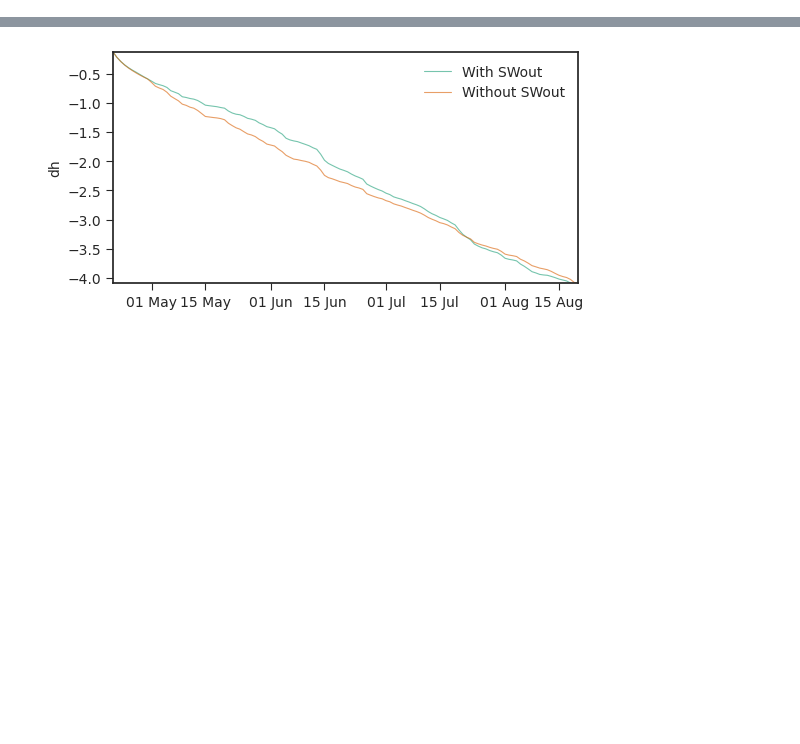
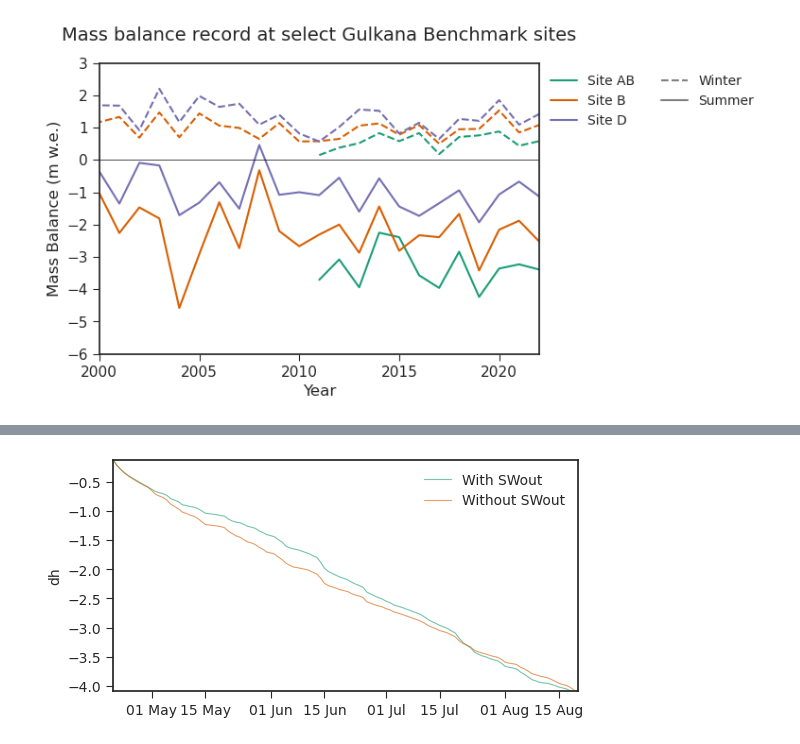
Before and after one commit to clairevwilson/PyGEM-EB, a Jupyter notebook: calibration_plotting.ipynb, the cells around one changed output, grey strips where cells are left out. Saved outputs shown, nothing was run; the diff lists cells and outputs as text; code cells hidden in the pictures; blank space fills up the shorter version.

```diff
--- a/calibration_plotting.ipynb
+++ b/calibration_plotting.ipynb
@@ -9,5 +9,29 @@ import itertools
 from pygem_eb.processing.plotting_fxns import *
 from objectives import *
 data_fp = '/home/claire/research/MB_data/Gulkana/Input_Gulkana_Glaciological_Data.csv'
+# %%
+df = pd.read_csv(data_fp)
+df['bs'] = df['ba'] - df['bw']
+colors = mpl.cm.Dark2
+plt.figure(figsize=(6,4))
+for i,site in enumerate(['AB','B','D']):
+    c = colors(i)
+    site_df = df[df['site_name'] == site]
+    plt.plot(site_df['Year'],site_df['bw'],linestyle='--',color=c)
+    plt.plot(site_df['Year'],site_df['bs'],color=c,label=f'Site {site}')
+plt.plot(np.nan,np.nan,linestyle='--',color='gray',label='Winter')
+plt.plot(np.nan,np.nan,color='gray',label='Summer')
+plt.axhline(0,color='black',linewidth=0.5)
+plt.legend(ncols=2,bbox_to_anchor=(1,1))
+plt.xlim(2000,2022)
+plt.ylim(-6,3)
+plt.xticks(np.arange(2000,2023,5))
+plt.tick_params(size=5,labelsize=11)
+plt.xlabel('Year',fontsize=12)
+plt.ylabel('Mass Balance (m w.e.)',fontsize=12)
+plt.title('Mass balance record at select Gulkana Benchmark sites',fontsize=14,y=1.05)
+plt.savefig('/home/claire/research/MB_data/three_sites_legend.png',dpi=300,bbox_inches='tight')
+# %% [output]
+[figure, added]
 # %%
 # PLOT A SINGLE RUN
```
Also changed, not shown: parts of 1 cell of this notebook, 6 other files.
